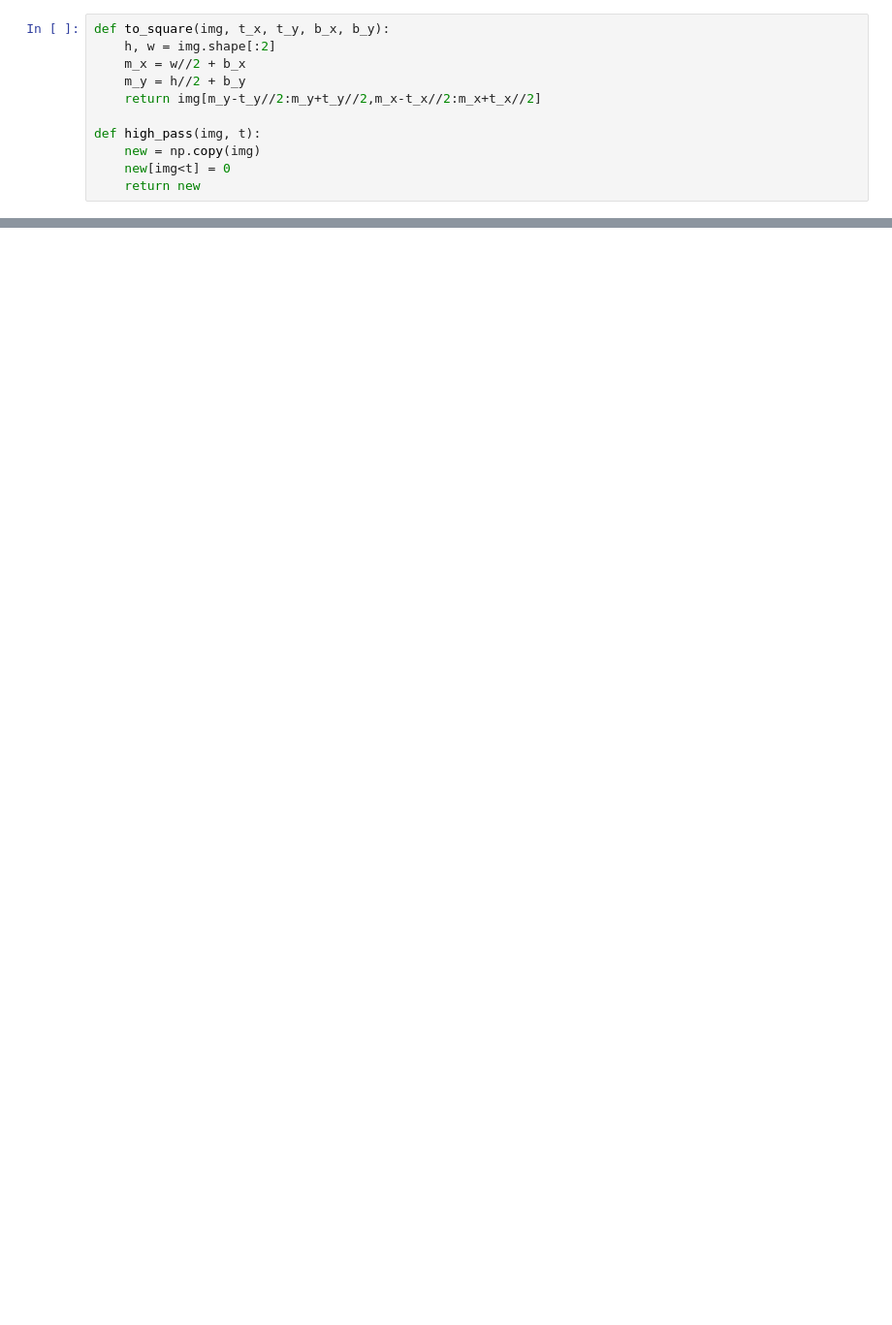
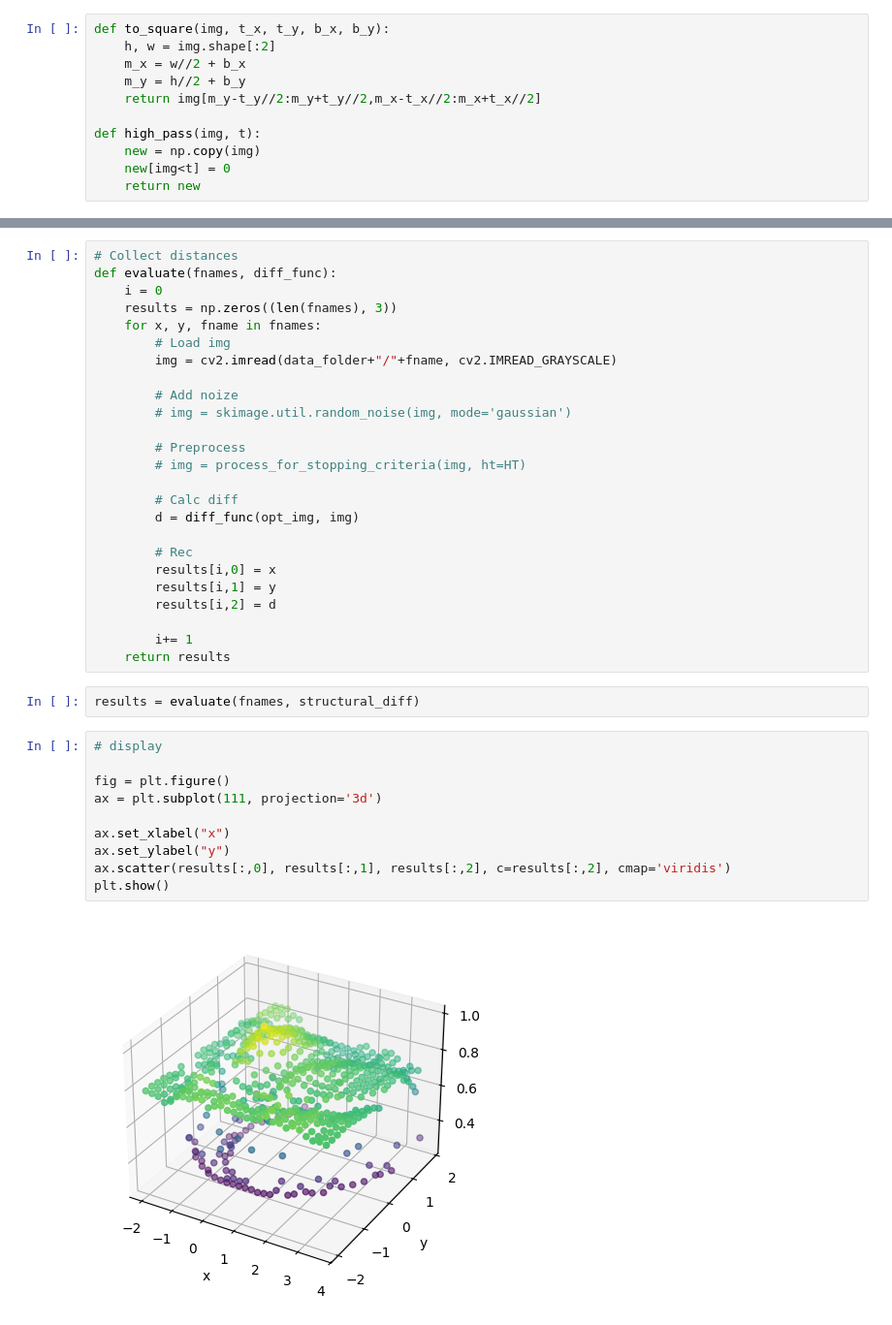
Before and after one commit to EvgeniiVenediktov/multireflection, a Jupyter notebook: processing_experiments.ipynb, the cells around one changed output, grey strips where cells are left out. Shown at 97% size. Drawn from its saved outputs; the diff is of its cells as text; blank space fills up the shorter version.

```diff
--- a/processing_experiments.ipynb
+++ b/processing_experiments.ipynb
@@ -69,0 +82,39 @@ plt.show()
+# %%
+# Collect distances
+def evaluate(fnames, diff_func):
+    i = 0
+    results = np.zeros((len(fnames), 3))
+    for x, y, fname in fnames:
+        # Load img
+        img = cv2.imread(data_folder+"/"+fname, cv2.IMREAD_GRAYSCALE)
+
+        # Add noize
+        # img = skimage.util.random_noise(img, mode='gaussian')
+
+        # Preprocess
+        # img = process_for_stopping_criteria(img, ht=HT)
+
+        # Calc diff
+        d = diff_func(opt_img, img)
+
+        # Rec
+        results[i,0] = x
+        results[i,1] = y
+        results[i,2] = d
+
+        i+= 1
+    return results
+# %%
+results = evaluate(fnames, structural_diff)
+# %%
+# display
+
+fig = plt.figure()
+ax = plt.subplot(111, projection='3d')
+
+ax.set_xlabel("x")
+ax.set_ylabel("y")
+ax.scatter(results[:,0], results[:,1], results[:,2], c=results[:,2], cmap='viridis')
+plt.show()
+# %% [output]
+[figure, added]
```
Also changed, not shown: parts of 16 cells of this notebook, 2 other files.
